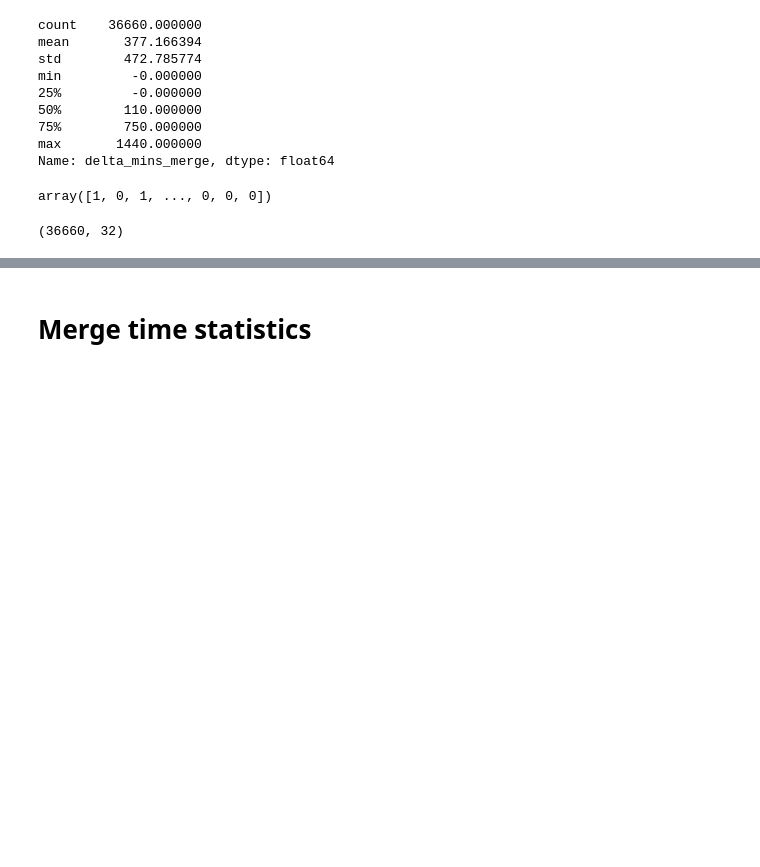
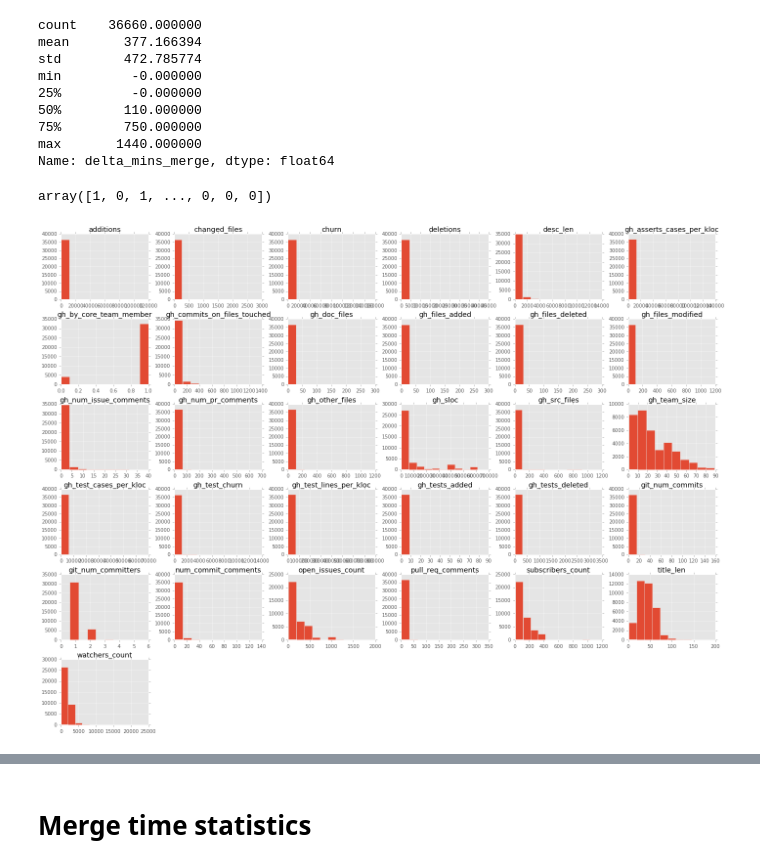
Before and after one commit to prudentprogrammer/Pull-Requests-Determinants, a Jupyter notebook: Pull Requests Determinants.ipynb, the cells around one changed output, grey strips where cells are left out. Cells and saved outputs as stored; diff of their text form; code cells hidden in the pictures; blank space fills up the shorter version.

```diff
--- a/Pull Requests Determinants.ipynb
+++ b/Pull Requests Determinants.ipynb
@@ -110,8 +111,10 @@ array([1, 0, 1, ..., 0, 0, 0])
 # Drop these features because they are redundant / we dont need to feed them in the ML model
 # Note here:- We are removing delta_mins_merge and delta_mins_close because from the user's perspective
 # They are not controllable
-dropped_features = pull_req_data.drop(['updated_at', 'delta_mins_merge', 'delta_mins_close', 'slug', 'Id', 'state', 'merged', 'merge_commit_sha'], axis=1)
-X = dropped_features.as_matrix().astype(np.float)
-X.shape
+dropped_features = pull_req_data.drop(['gh_src_churn', 'updated_at', 'delta_mins_merge', 'delta_mins_close', 'slug', 'Id', 'state', 'merged', 'merge_commit_sha'], axis=1)
-# %% [output]
-(36660, 32)
+# %%
+plt.rcParams["figure.figsize"] = [24, 18]
+dropped_features.hist()
+plt.show()
+# %% [output]
+[figure, added]
```
Also changed, not shown: parts of 52 cells of this notebook.
